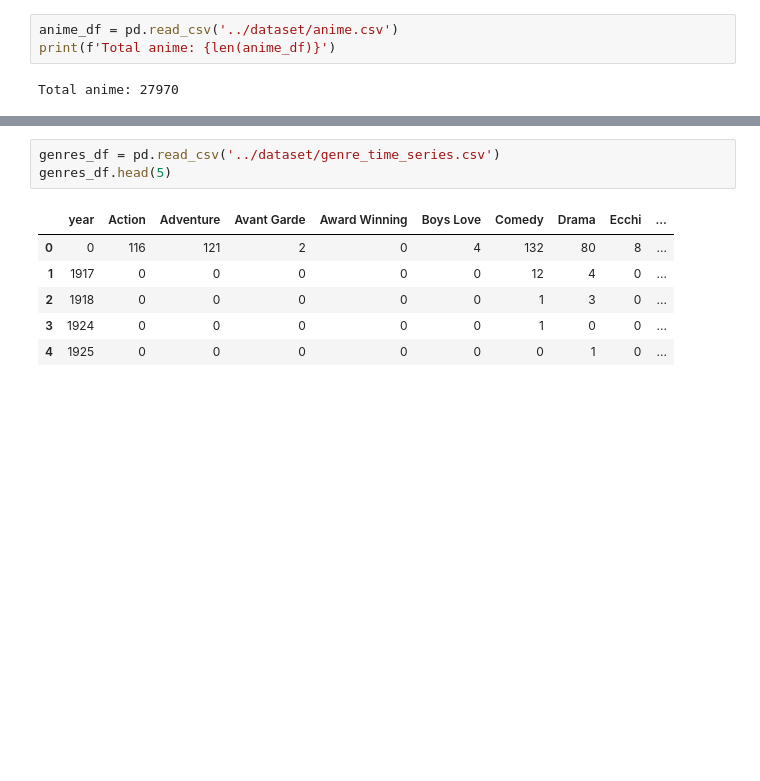
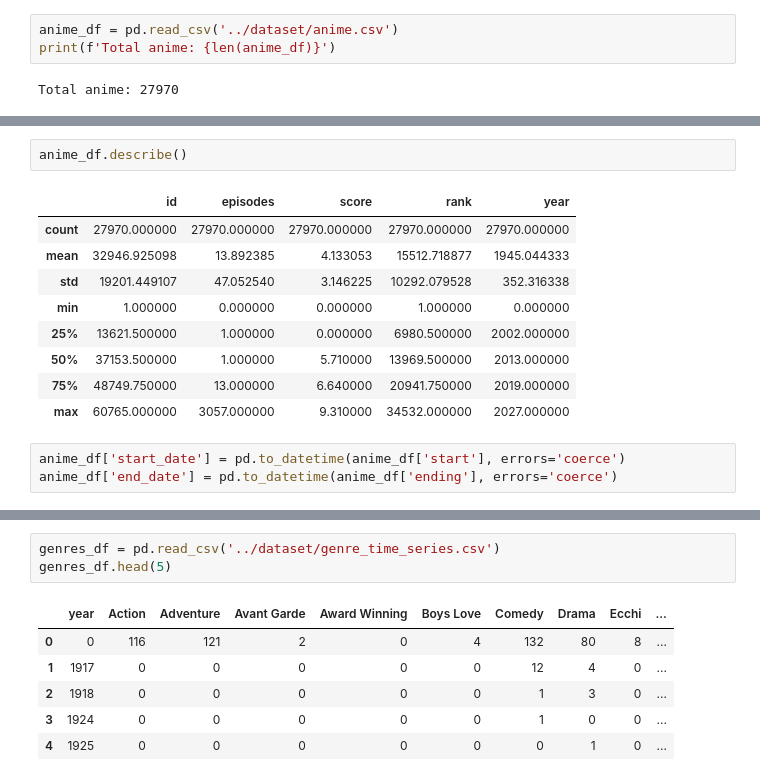
Before and after one commit to ImCodingCat/capstone_project, a Jupyter notebook: explore/explore.ipynb, the cells around one changed output, grey strips where cells are left out. Cells and saved outputs as stored; diff of their text form; blank space fills up the shorter version.

```diff
--- a/explore/explore.ipynb
+++ b/explore/explore.ipynb
@@ -41,0 +62,15 @@ dtype: int64
+# %%
+anime_df.describe()
+# %% [output]
+|  | id | episodes | score | rank | year |
+| count | 27970.000000 | 27970.000000 | 27970.000000 | 27970.000000 | 27970.000000 |
+| mean | 32946.925098 | 13.892385 | 4.133053 | 15512.718877 | 1945.044333 |
+| std | 19201.449107 | 47.052540 | 3.146225 | 10292.079528 | 352.316338 |
+| min | 1.000000 | 0.000000 | 0.000000 | 1.000000 | 0.000000 |
+| 25% | 13621.500000 | 1.000000 | 0.000000 | 6980.500000 | 2002.000000 |
+| 50% | 37153.500000 | 1.000000 | 5.710000 | 13969.500000 | 2013.000000 |
+| 75% | 48749.750000 | 13.000000 | 6.640000 | 20941.750000 | 2019.000000 |
+| max | 60765.000000 | 3057.000000 | 9.310000 | 34532.000000 | 2027.000000 |
+# %%
+anime_df['start_date'] = pd.to_datetime(anime_df['start'], errors='coerce')
+anime_df['end_date'] = pd.to_datetime(anime_df['ending'], errors='coerce')
```
Also changed, not shown: parts of 8 cells of this notebook, 2 other files.
